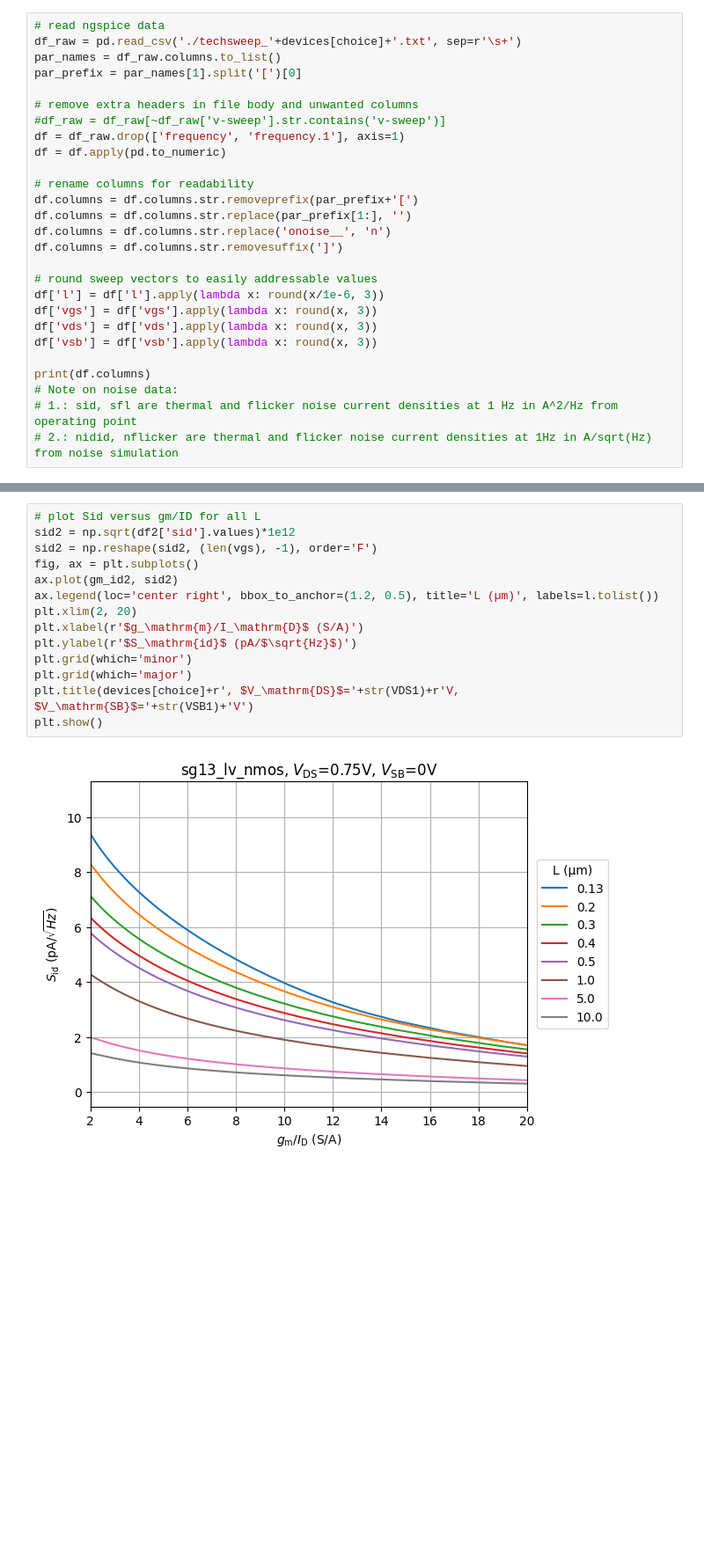
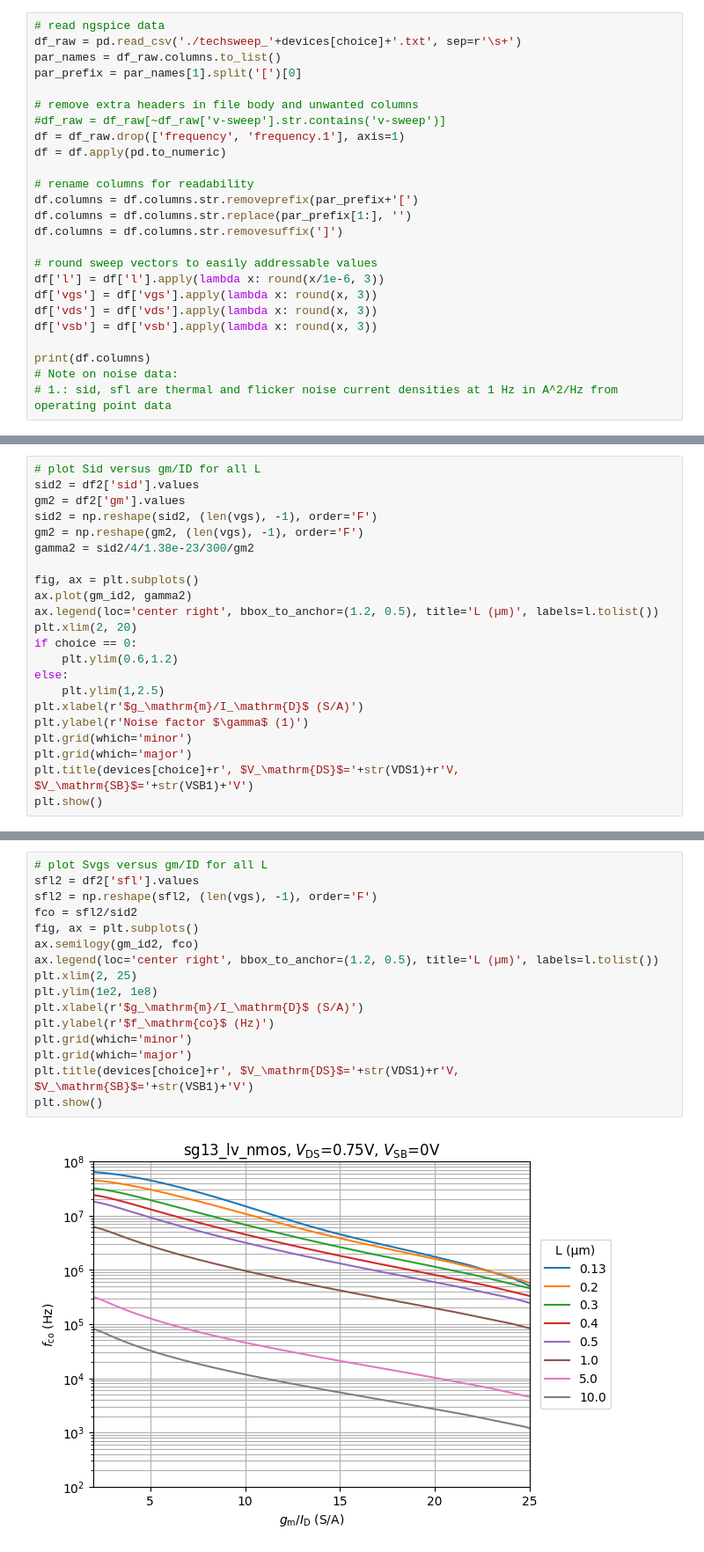
Before and after one commit to iic-jku/analog-circuit-design, a Jupyter notebook: sizing/techsweep_sg13_plots.ipynb, the cells around one changed output, grey strips where cells are left out. Shown at 88% size. Drawn from its saved outputs; the diff is of its cells as text; blank space fills up the shorter version.

Commit message:
sizing/techsweep_sg13_plots.ipynb: plot noise factor gamma and flicker noise corner instead of noise current densities

```diff
--- a/sizing/techsweep_sg13_plots.ipynb
+++ b/sizing/techsweep_sg13_plots.ipynb
@@ -32,7 +32,6 @@ df = df.apply(pd.to_numeric)
 # rename columns for readability
 df.columns = df.columns.str.removeprefix(par_prefix+'[')
 df.columns = df.columns.str.replace(par_prefix[1:], '')
-df.columns = df.columns.str.replace('onoise__', 'n')
 df.columns = df.columns.str.removesuffix(']')
 
 # round sweep vectors to easily addressable values
@@ -43,8 +42,7 @@ df['vsb'] = df['vsb'].apply(lambda x: round(x, 3))
 
 print(df.columns)
 # Note on noise data:
-# 1.: sid, sfl are thermal and flicker noise current densities at 1 Hz in A^2/Hz from operating point
-# 2.: nidid, nflicker are thermal and flicker noise current densities at 1Hz in A/sqrt(Hz) from noise simulation
+# 1.: sid, sfl are thermal and flicker noise current densities at 1 Hz in A^2/Hz from operating point data
 # %% [output]
 Index(['cdd', 'cgb', 'cgd', 'cgdol', 'cgg', 'cgs', 'cgsol', 'cjd', 'cjs',
        'css', 'fug', 'gds', 'gm', 'gmb', 'ids', 'l', 'rg', 'sfl', 'sid', 'vds',
@@ -179,3 +180,25 @@ plt.title(devices[choice]+r', $V_\mathrm{DS}$='+str(VDS1)+r'V, $V_\mathrm{SB}$='
 plt.show()
 # %% [output]
 [figure]
+# %%
+# plot Sid versus gm/ID for all L
+sid2 = df2['sid'].values
+gm2 = df2['gm'].values
+sid2 = np.reshape(sid2, (len(vgs), -1), order='F')
+gm2 = np.reshape(gm2, (len(vgs), -1), order='F')
+gamma2 = sid2/4/1.38e-23/300/gm2
+
+fig, ax = plt.subplots()
+ax.plot(gm_id2, gamma2)
+ax.legend(loc='center right', bbox_to_anchor=(1.2, 0.5), title='L (µm)', labels=l.tolist())
+plt.xlim(2, 20)
+if choice == 0:
+    plt.ylim(0.6,1.2)
+else:
+    plt.ylim(1,2.5)
+plt.xlabel(r'$g_\mathrm{m}/I_\mathrm{D}$ (S/A)')
+plt.ylabel(r'Noise factor $\gamma$ (1)')
+plt.grid(which='minor')
+plt.grid(which='major')
+plt.title(devices[choice]+r', $V_\mathrm{DS}$='+str(VDS1)+r'V, $V_\mathrm{SB}$='+str(VSB1)+'V')
+plt.show()
@@ -182,16 +207,18 @@ plt.show()
 # %%
-# plot Sid versus gm/ID for all L
-sid2 = np.sqrt(df2['sid'].values)*1e12
-sid2 = np.reshape(sid2, (len(vgs), -1), order='F')
+# plot Svgs versus gm/ID for all L
+sfl2 = df2['sfl'].values
+sfl2 = np.reshape(sfl2, (len(vgs), -1), order='F')
+fco = sfl2/sid2
 fig, ax = plt.subplots()
-ax.plot(gm_id2, sid2)
+ax.semilogy(gm_id2, fco)
 ax.legend(loc='center right', bbox_to_anchor=(1.2, 0.5), title='L (µm)', labels=l.tolist())
-plt.xlim(2, 20)
+plt.xlim(2, 25)
+plt.ylim(1e2, 1e8)
 plt.xlabel(r'$g_\mathrm{m}/I_\mathrm{D}$ (S/A)')
-plt.ylabel(r'$S_\mathrm{id}$ (pA/$\sqrt{Hz}$)')
+plt.ylabel(r'$f_\mathrm{co}$ (Hz)')
 plt.grid(which='minor')
 plt.grid(which='major')
 plt.title(devices[choice]+r', $V_\mathrm{DS}$='+str(VDS1)+r'V, $V_\mathrm{SB}$='+str(VSB1)+'V')
 plt.show()
 # %% [output]
-[figure, old version]
+[figure, new version]
```
Also changed, not shown: parts of 4 cells of this notebook.
